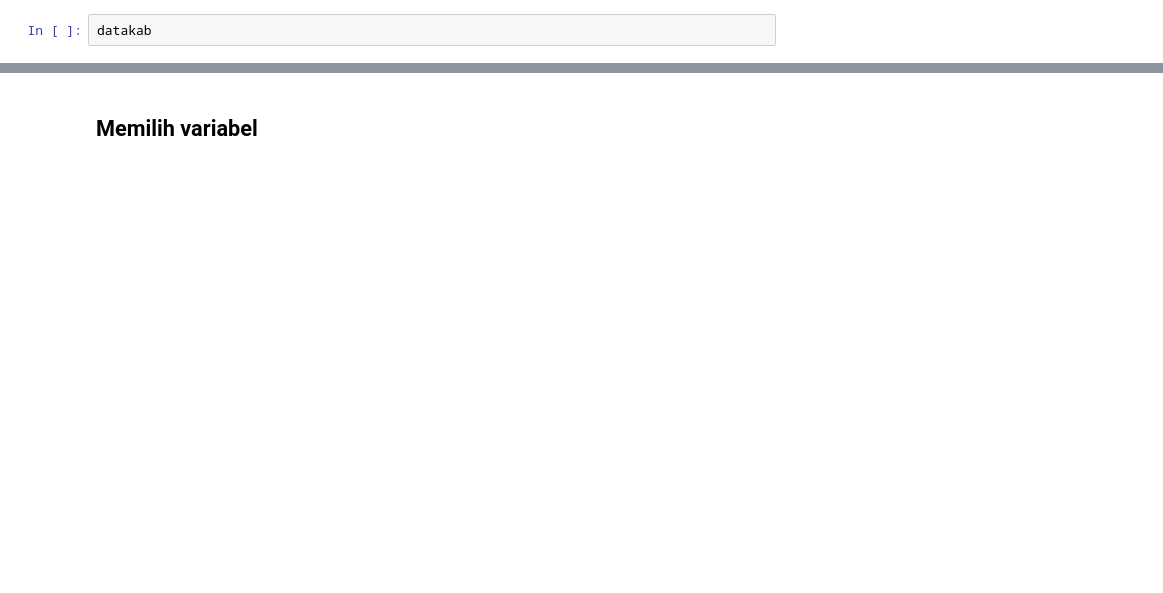
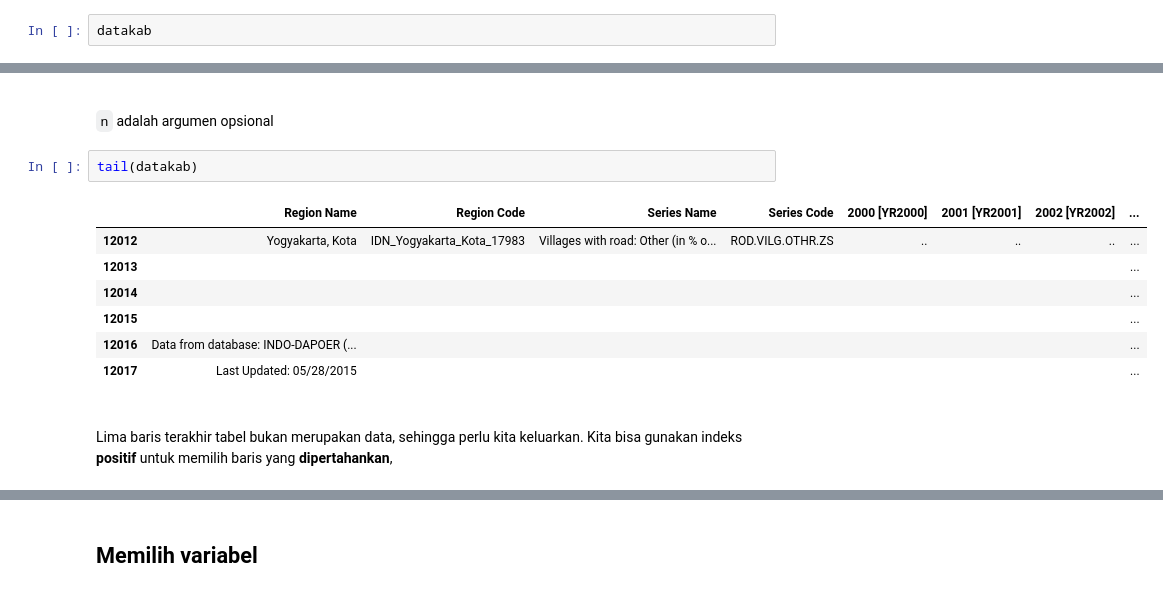
Before and after one commit to msaidf/statek, a Jupyter notebook: content/MenyiapkanData.ipynb, the cells around one changed output, grey strips where cells are left out. Saved outputs shown, nothing was run; the diff lists cells and outputs as text; blank space fills up the shorter version.

```diff
--- a/content/MenyiapkanData.ipynb
+++ b/content/MenyiapkanData.ipynb
@@ -133,0 +39,14 @@ datakab = .Last.value
+# %% [markdown]
+<br>`n` adalah argumen opsional
+# %%
+tail(datakab)
+# %% [output]
+|  | Region Name | Region Code | Series Name | Series Code | 2000 [YR2000] | 2001 [YR2001] | 2002 [YR2002] | ... |
+| 12012 | Yogyakarta, Kota | IDN_Yogyakarta_Kota_17983 | Villages with road: Other (in % o... | ROD.VILG.OTHR.ZS | .. | .. | .. | ... |
+| 12013 |  |  |  |  |  |  |  | ... |
+| 12014 |  |  |  |  |  |  |  | ... |
+| 12015 |  |  |  |  |  |  |  | ... |
+| 12016 | Data from database: INDO-DAPOER (... |  |  |  |  |  |  | ... |
+| 12017 | Last Updated: 05/28/2015 |  |  |  |  |  |  | ... |
+# %% [markdown]
+<br>Lima baris terakhir tabel bukan merupakan data, sehingga perlu kita keluarkan. Kita bisa gunakan indeks **positif** untuk memilih baris yang **dipertahankan**,
```
Also changed, not shown: parts of 74 cells of this notebook, 23 other files.
